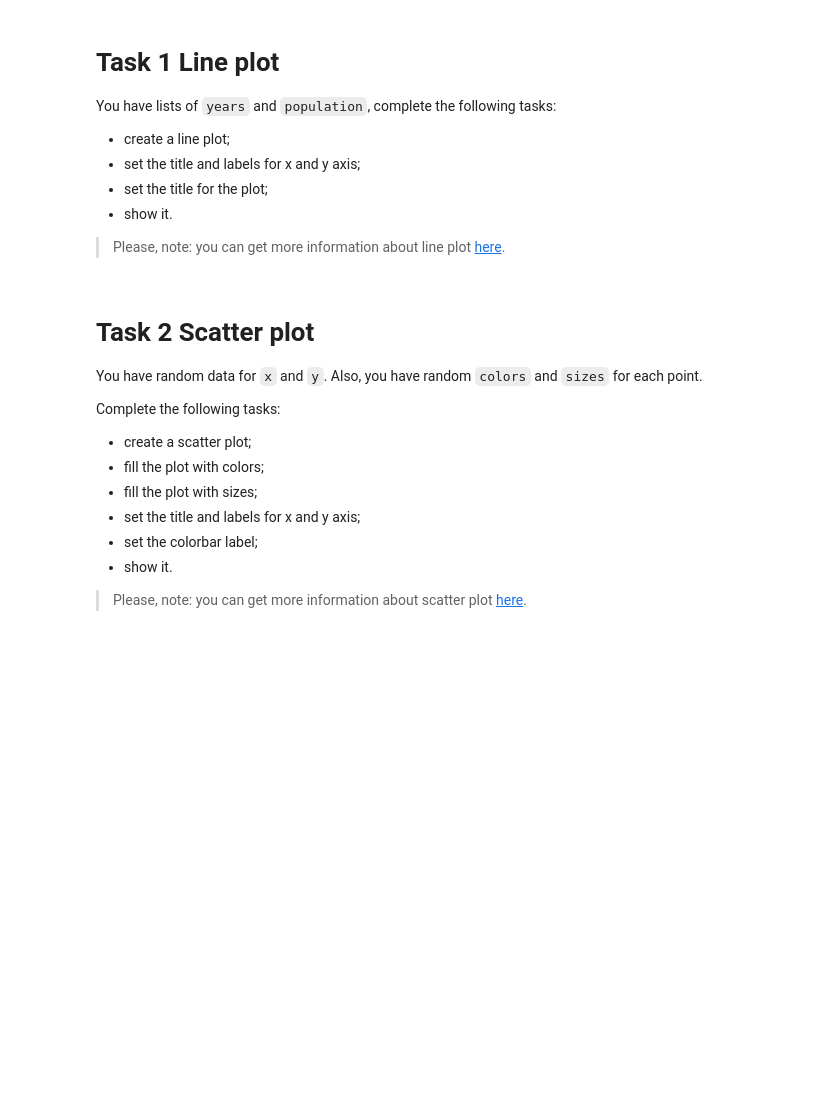
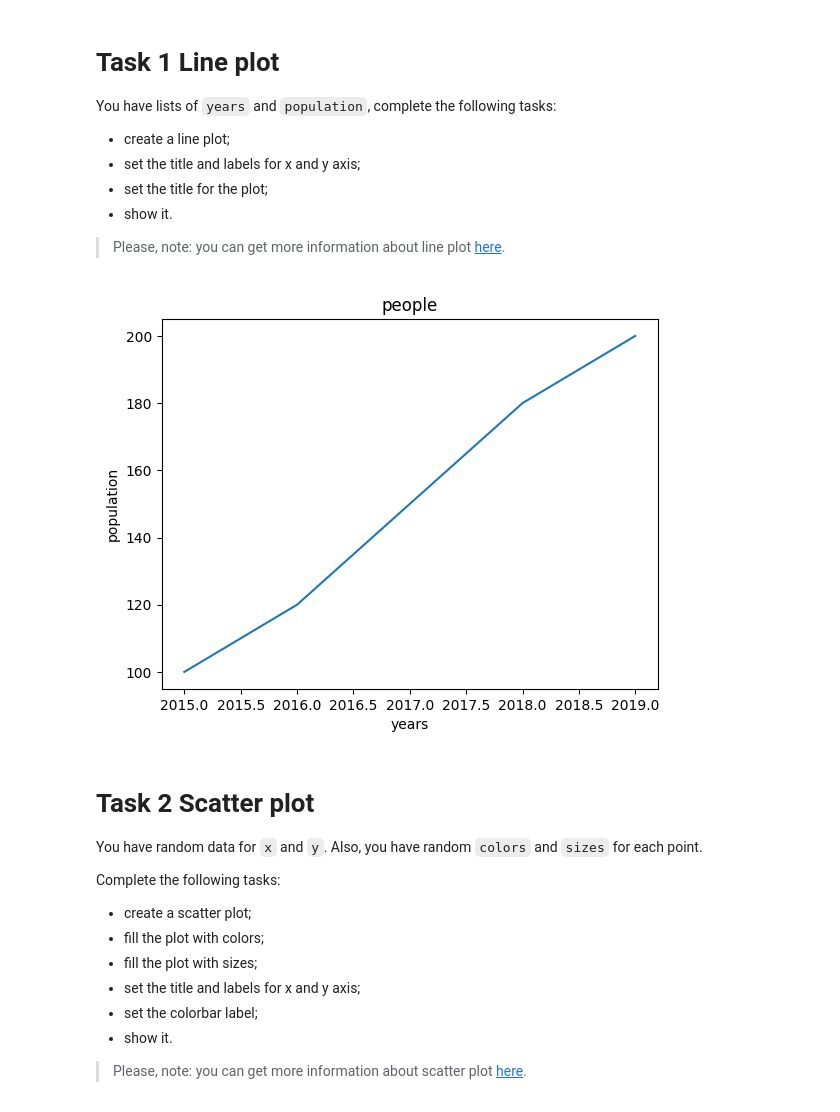
Before and after one commit to mnezbrytska/py-matplotlib, a Jupyter notebook: app/matplotlib.ipynb, the cells around one changed output. Saved outputs shown, nothing was run; the diff lists cells and outputs as text; code cells hidden in the pictures; blank space fills up the shorter version.

```diff
--- a/app/matplotlib.ipynb
+++ b/app/matplotlib.ipynb
@@ -19,8 +20,14 @@ You have lists of `years` and `population`, complete the following tasks:
 # %%
 years = [2015, 2016, 2017, 2018, 2019]
 population = [100, 120, 150, 180, 200]
 
-# write your code here
+plt.plot(years, population)
+plt.title("people")
+plt.xlabel("years")
+plt.ylabel("population")
+plt.show()
+# %% [output]
+[figure, added]
 # %% [markdown]
 # Task 2 Scatter plot
 
```
Also changed, not shown: parts of 9 cells of this notebook.
